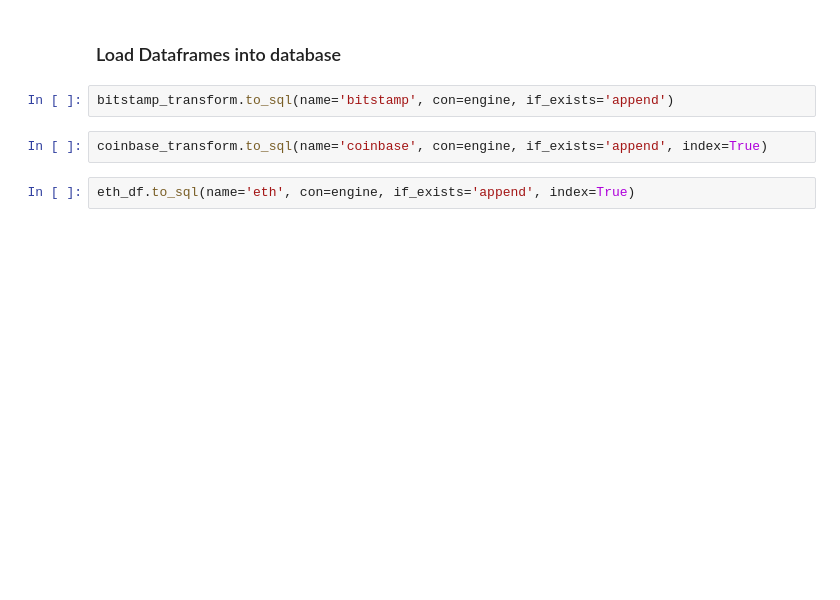
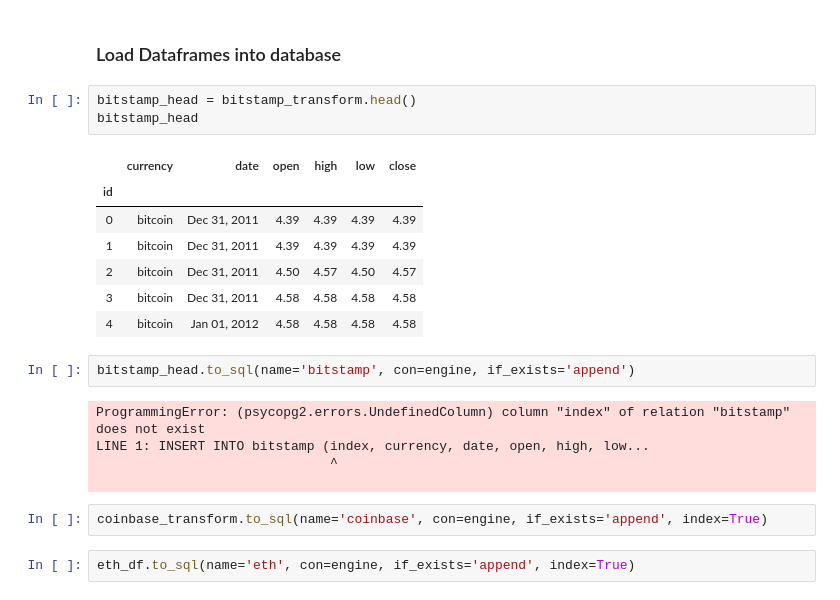
Before and after one commit to Sephka/ETL-project, a Jupyter notebook: etl_project.ipynb, the cells around one changed output. Drawn from its saved outputs; the diff is of its cells as text; blank space fills up the shorter version.

```diff
--- a/etl_project.ipynb
+++ b/etl_project.ipynb
@@ -256,7 +258,23 @@ engine.table_names()
 # %% [markdown]
 ### Load Dataframes into database
+# %%
+bitstamp_head = bitstamp_transform.head()
+bitstamp_head
+# %% [output]
+|  | currency | date | open | high | low | close |
+| id |  |  |  |  |  |  |
+| 0 | bitcoin | Dec 31, 2011 | 4.39 | 4.39 | 4.39 | 4.39 |
+| 1 | bitcoin | Dec 31, 2011 | 4.39 | 4.39 | 4.39 | 4.39 |
+| 2 | bitcoin | Dec 31, 2011 | 4.50 | 4.57 | 4.50 | 4.57 |
+| 3 | bitcoin | Dec 31, 2011 | 4.58 | 4.58 | 4.58 | 4.58 |
+| 4 | bitcoin | Jan 01, 2012 | 4.58 | 4.58 | 4.58 | 4.58 |
 # %%
-bitstamp_transform.to_sql(name='bitstamp', con=engine, if_exists='append')
+bitstamp_head.to_sql(name='bitstamp', con=engine, if_exists='append')
+# %% [output]
+ProgrammingError: (psycopg2.errors.UndefinedColumn) column "index" of relation "bitstamp" does not exist
+LINE 1: INSERT INTO bitstamp (index, currency, date, open, high, low...
+                              ^
+
 # %%
 coinbase_transform.to_sql(name='coinbase', con=engine, if_exists='append', index=True)
 # %%
```
Also changed, not shown: parts of 2 cells of this notebook.
